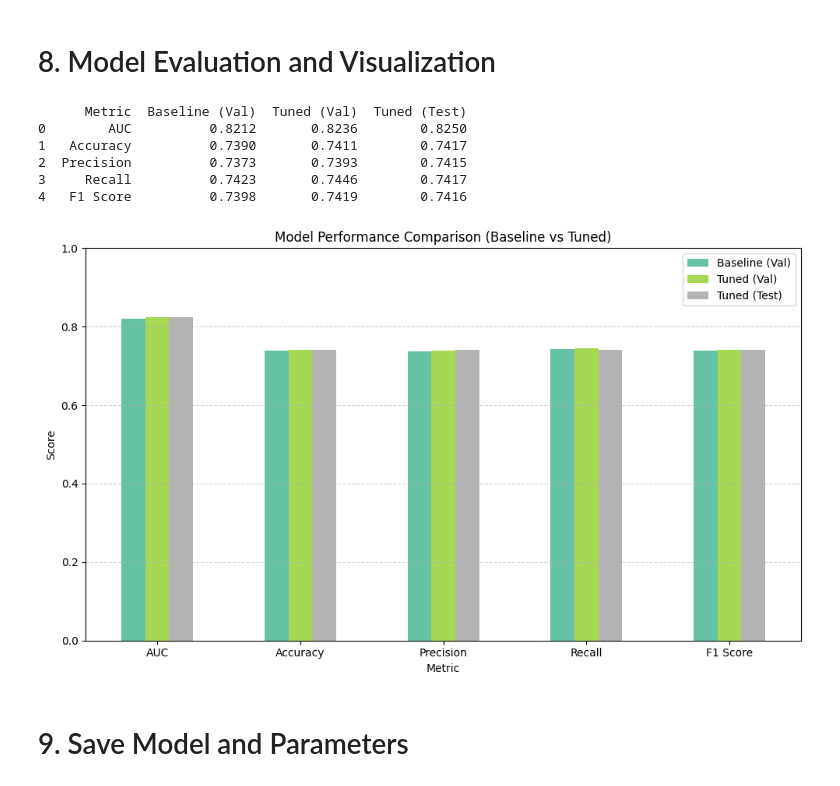
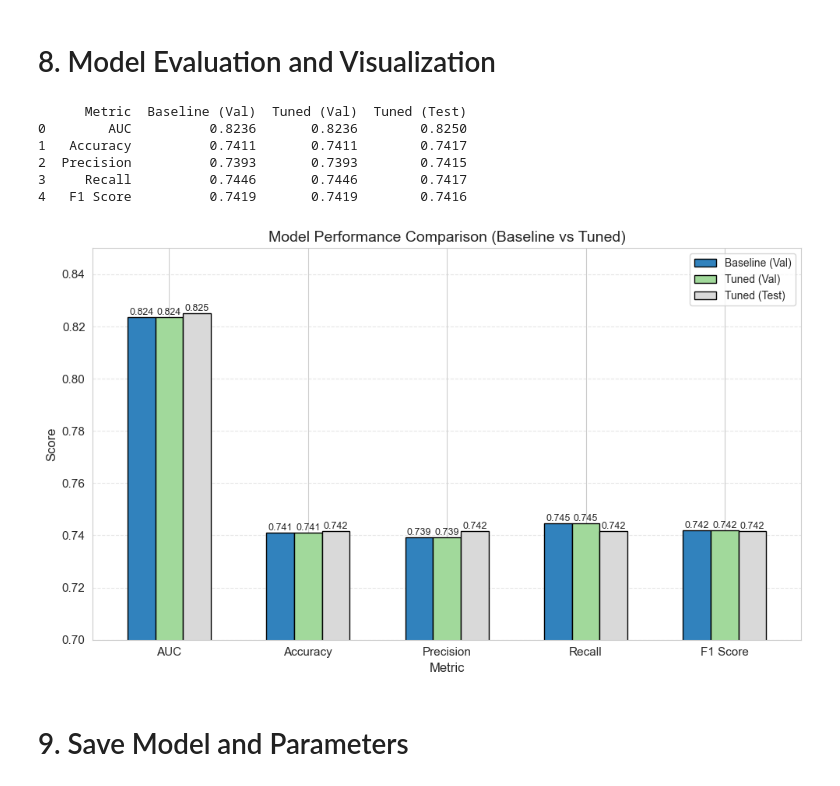
Before and after one commit to XDUZihanZhang/data-mining-project, a Jupyter notebook: notebooks/05_model_training.ipynb, the cells around one changed output. Drawn from its saved outputs; the diff is of its cells as text; code cells hidden in the pictures.

Commit message:
Visualizing evaluation

```diff
--- a/notebooks/05_model_training.ipynb
+++ b/notebooks/05_model_training.ipynb
@@ -430,12 +430,12 @@ import matplotlib.pyplot as plt
 # Define results manually (replace with your real scores)
 comparison_df = pd.DataFrame({
     'Metric': ['AUC', 'Accuracy', 'Precision', 'Recall', 'F1 Score'],
-    'Baseline (Val)': [
-        roc_auc_score(y_val_xgb, y_val_pred_proba),
-        accuracy_score(y_val_xgb, y_val_pred_label),
-        precision_score(y_val_xgb, y_val_pred_label),
-        recall_score(y_val_xgb, y_val_pred_label),
-        f1_score(y_val_xgb, y_val_pred_label)
+        'Baseline (Val)': [
+        roc_auc_score(y_val_xgb, y_val_proba),
+        accuracy_score(y_val_xgb, y_val_pred),
+        precision_score(y_val_xgb, y_val_pred),
+        recall_score(y_val_xgb, y_val_pred),
+        f1_score(y_val_xgb, y_val_pred)
     ],
     'Tuned (Val)': [
         roc_auc_score(y_val_xgb, y_val_proba),
@@ -458,23 +458,43 @@ comparison_df.iloc[:, 1:] = comparison_df.iloc[:, 1:].round(4)
 
 # Show table
 print(comparison_df)
-
-# Optional: visualize as bar chart
-comparison_df.set_index('Metric').plot(kind='bar', figsize=(10, 6), colormap='Set2')
-plt.title("Model Performance Comparison (Baseline vs Tuned)")
-plt.ylabel("Score")
-plt.ylim(0, 1.0)
-plt.grid(axis='y', linestyle='--', alpha=0.6)
-plt.xticks(rotation=0)
-plt.tight_layout()
-plt.show()
 # %% [output]
       Metric  Baseline (Val)  Tuned (Val)  Tuned (Test)
-0        AUC          0.8212       0.8236        0.8250
-1   Accuracy          0.7390       0.7411        0.7417
-2  Precision          0.7373       0.7393        0.7415
-3     Recall          0.7423       0.7446        0.7417
-4   F1 Score          0.7398       0.7419        0.7416
+0        AUC          0.8236       0.8236        0.8250
+1   Accuracy          0.7411       0.7411        0.7417
+2  Precision          0.7393       0.7393        0.7415
+3     Recall          0.7446       0.7446        0.7417
+4   F1 Score          0.7419       0.7419        0.7416
-[figure, removed]
+# %%
+import matplotlib.pyplot as plt
+import seaborn as sns
+
+# Set seaborn style for clarity
+sns.set_style("whitegrid")
+
+# Set up plot
+ax = comparison_df.set_index('Metric').plot(kind='bar',
+                                            figsize=(10, 6),
+                                            width=0.6,
+                                            colormap='tab20c',
+                                            edgecolor='black')
+
+# Highlight numerical differences with value labels
+for container in ax.containers:
+    ax.bar_label(container, fmt='%.3f', label_type='edge', fontsize=9)
+
+# Adjust y-axis to zoom into relevant range
+plt.ylim(0.70, 0.85)  # Adjust this range based on actual scores
+plt.title("Model Performance Comparison (Baseline vs Tuned)", fontsize=14)
+plt.ylabel("Score", fontsize=12)
+plt.xlabel("Metric", fontsize=12)
+plt.xticks(rotation=0, fontsize=11)
+plt.yticks(fontsize=11)
+plt.grid(axis='y', linestyle='--', alpha=0.5)
+plt.legend(loc='upper right', fontsize=10)
+plt.tight_layout()
+plt.show()
+# %% [output]
+[figure, added]
 # %% [markdown]
 # 9. Save Model and Parameters
```
